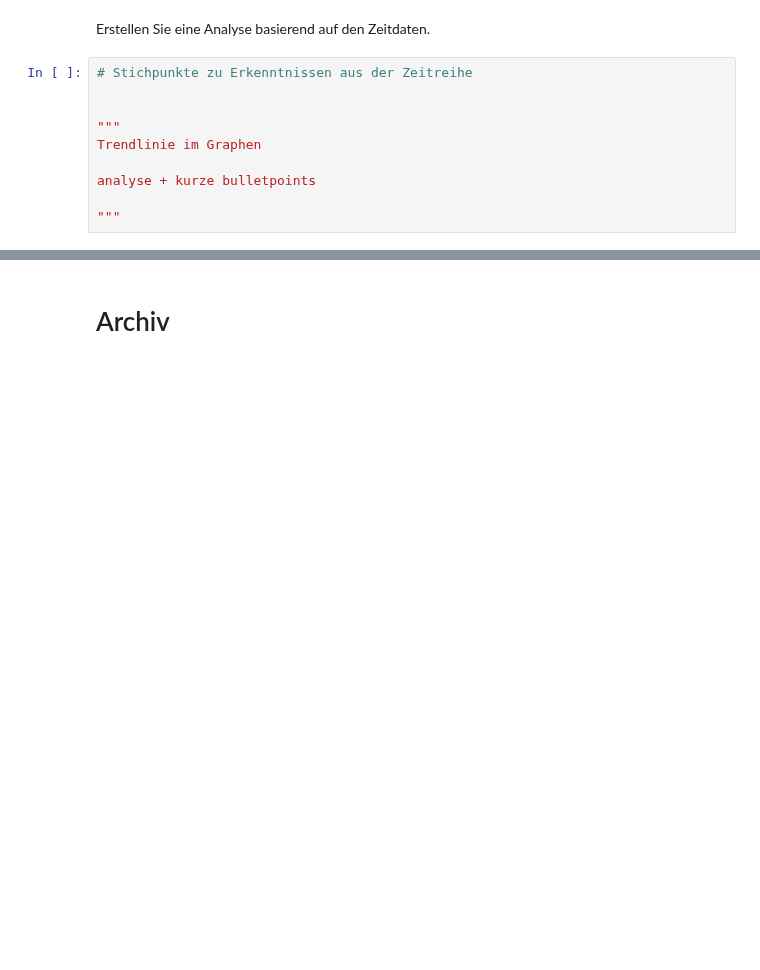
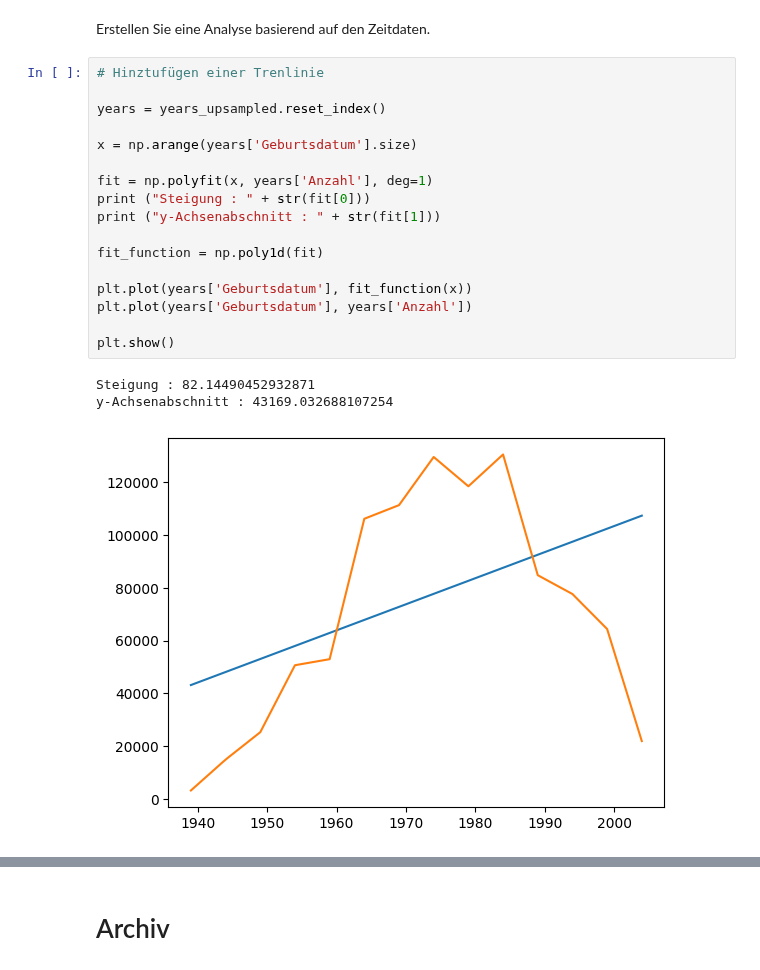
Before and after one commit to SebastianGrab/DataAnalyticsWS23-24, a Jupyter notebook: Projektarbeit/Aufgaben/Projektarbeit_A4.ipynb, the cells around one changed output, grey strips where cells are left out. Cells and saved outputs as stored; diff of their text form; blank space fills up the shorter version.

```diff
--- a/Projektarbeit/Aufgaben/Projektarbeit_A4.ipynb
+++ b/Projektarbeit/Aufgaben/Projektarbeit_A4.ipynb
@@ -158,12 +142,23 @@ Geburtsdatum
 # %% [markdown]
 Erstellen Sie eine Analyse basierend auf den Zeitdaten.
-# %%
-# Stichpunkte zu Erkenntnissen aus der Zeitreihe
-
-
-"""
-Trendlinie im Graphen
-
-analyse + kurze bulletpoints
-
-"""
+# %%
+# Hinztufügen einer Trenlinie
+
+years = years_upsampled.reset_index()
+
+x = np.arange(years['Geburtsdatum'].size)
+
+fit = np.polyfit(x, years['Anzahl'], deg=1)
+print ("Steigung : " + str(fit[0]))
+print ("y-Achsenabschnitt : " + str(fit[1]))
+
+fit_function = np.poly1d(fit)
+
+plt.plot(years['Geburtsdatum'], fit_function(x))
+plt.plot(years['Geburtsdatum'], years['Anzahl'])
+
+plt.show()
+# %% [output]
+Steigung : 82.14490452932871
+y-Achsenabschnitt : 43169.032688107254
+[figure, added]
```
Also changed, not shown: parts of 2 cells of this notebook, 1 other file.
